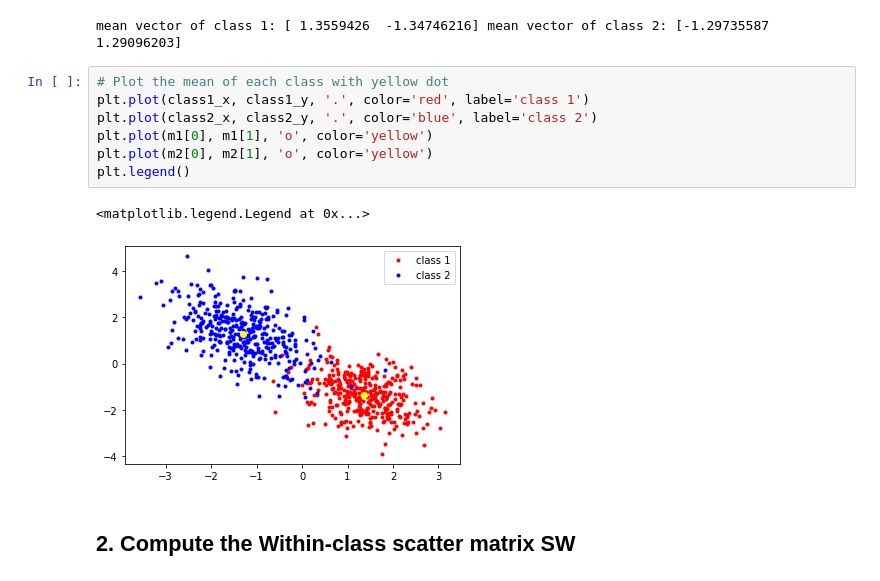
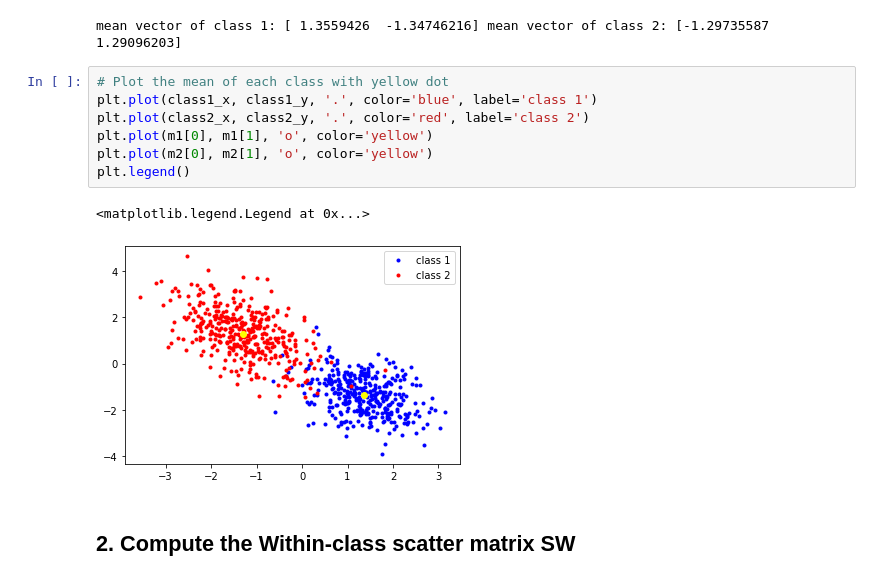
Before and after one commit to hurueilin/PR_HW2, a Jupyter notebook: HW2.ipynb, the cells around one changed output. Saved outputs shown, nothing was run; the diff lists cells and outputs as text.

```diff
--- a/HW2.ipynb
+++ b/HW2.ipynb
@@ -67,14 +67,14 @@ print(f"mean vector of class 1: {m1}", f"mean vector of class 2: {m2}")
 mean vector of class 1: [ 1.3559426  -1.34746216] mean vector of class 2: [-1.29735587  1.29096203]
 # %%
 # Plot the mean of each class with yellow dot
-plt.plot(class1_x, class1_y, '.', color='red', label='class 1')
-plt.plot(class2_x, class2_y, '.', color='blue', label='class 2')
+plt.plot(class1_x, class1_y, '.', color='blue', label='class 1')
+plt.plot(class2_x, class2_y, '.', color='red', label='class 2')
 plt.plot(m1[0], m1[1], 'o', color='yellow')
 plt.plot(m2[0], m2[1], 'o', color='yellow')
 plt.legend()
 # %% [output]
 <matplotlib.legend.Legend at 0x...>
-[figure, old version]
+[figure, new version]
 # %% [markdown]
 ## 2. Compute the Within-class scatter matrix SW
 # %%
```
Also changed, not shown: parts of 2 cells of this notebook, 1 other file.
